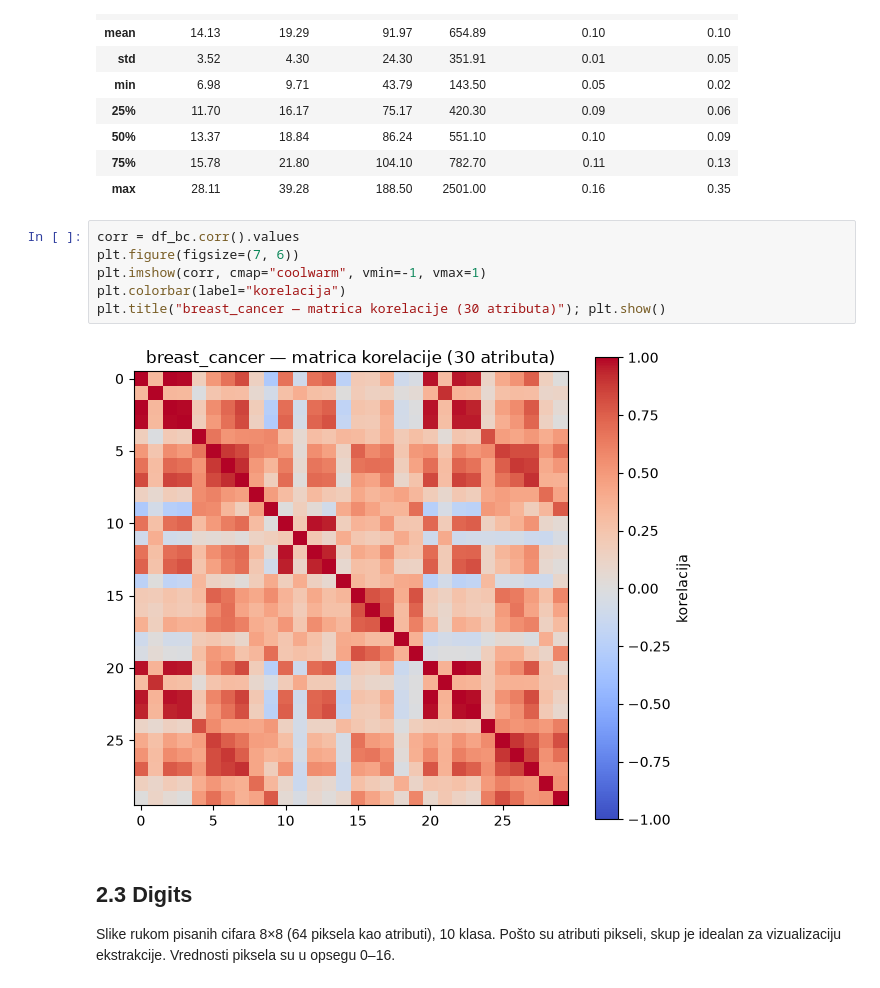
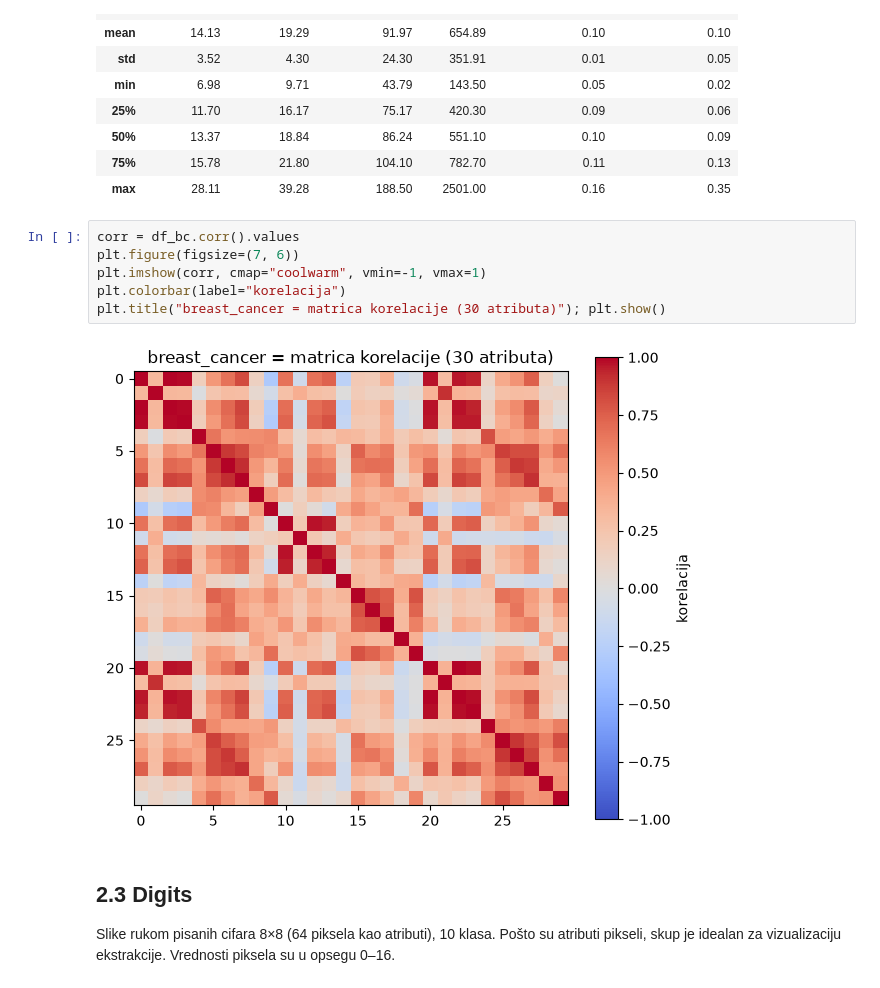
Before and after one commit to BoziCCCa/DimensionalityReduction, a Jupyter notebook: notebook.ipynb, the cells around one changed output. Saved outputs shown, nothing was run; the diff lists cells and outputs as text.

```diff
--- a/notebook.ipynb
+++ b/notebook.ipynb
@@ -152,11 +147,11 @@ df_bc.iloc[:, :6].describe().round(2)
 # %%
 corr = df_bc.corr().values
 plt.figure(figsize=(7, 6))
 plt.imshow(corr, cmap="coolwarm", vmin=-1, vmax=1)
 plt.colorbar(label="korelacija")
-plt.title("breast_cancer — matrica korelacije (30 atributa)"); plt.show()
+plt.title("breast_cancer = matrica korelacije (30 atributa)"); plt.show()
 # %% [output]
-[figure, old version]
+[figure, new version]
 # %% [markdown]
 <h2>2.3 Digits</h2>
 <p>Slike rukom pisanih cifara 8×8 (64 piksela kao atributi), 10 klasa. Pošto su atributi pikseli,
```
Also changed, not shown: parts of 14 cells of this notebook.
